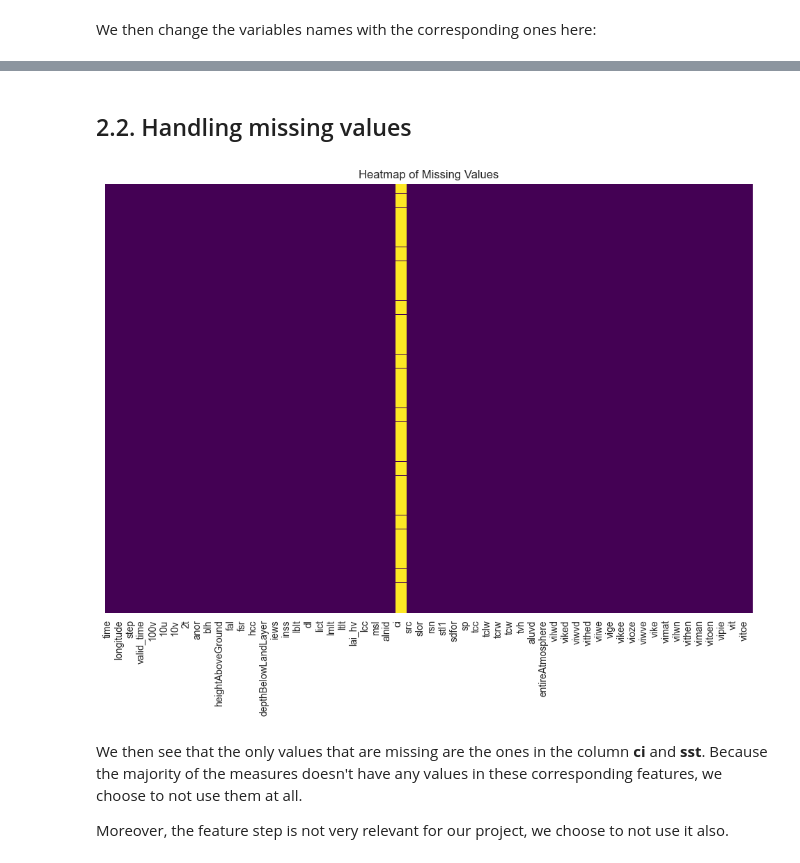
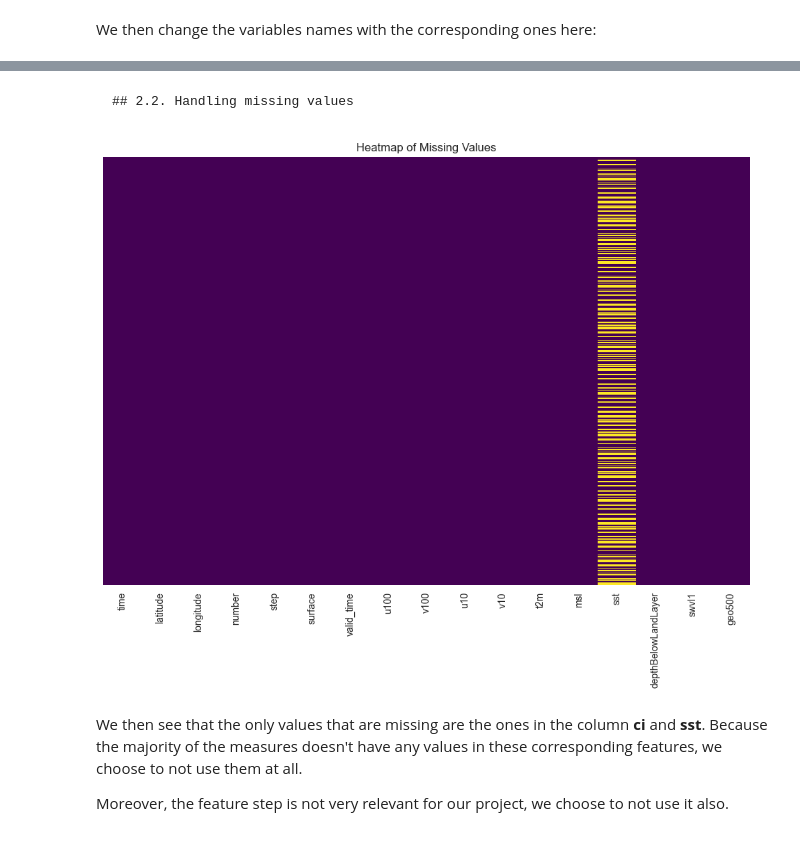
Before and after one commit to Thomas-rnd/Temperature-forecasting, a Jupyter notebook: features_selection/features_selection.ipynb, the cells around one changed output, grey strips where cells are left out. Saved outputs shown, nothing was run; the diff lists cells and outputs as text; code cells hidden in the pictures.

```diff
--- a/features_selection/features_selection.ipynb
+++ b/features_selection/features_selection.ipynb
@@ -53,0 +92,3 @@ df
+# %%
+df_geo = ds_geo.to_dataframe().reset_index().rename(columns={'z':'geo500'})[['time', 'latitude', 'longitude', 'geo500']]
+df_geo
@@ -53,0 +109,3 @@ df
+# %%
+df_full = pd.merge(df, df_geo, left_on=['time', 'latitude', 'longitude'], right_on=['time', 'latitude', 'longitude'])
+df_full
@@ -53,0 +126,5 @@ df
+# %%
+from datetime import datetime
+
+df["time_m"] = df.time.apply(lambda td:td.strftime("%Y-%m"))
+df
@@ -132,4 +250,5 @@ def correct_variable_names(df, tables_short_name_correction):
     df.columns = correct_colnames
     return df
 
-df = correct_variable_names(df, tables_short_name_correction)
+df_full = correct_variable_names(df_full, tables_short_name_correction)
+df_full
@@ -136,14 +290,14 @@ df = correct_variable_names(df, tables_short_name_correction)
 # %% [markdown]
-## 2.2. Handling missing values
+    ## 2.2. Handling missing values
 # %%
-missing_values = df.isnull()
+missing_values = df_full.isnull()
 
 plt.figure(figsize=(12, 8))  # Adjust the size as per your dataset
 sns.heatmap(missing_values, cbar=False, yticklabels=False, cmap='viridis')
 plt.title('Heatmap of Missing Values')
 plt.show()
 # %% [output]
-[figure, old version]
+[figure, new version]
 # %% [markdown]
 We then see that the only values that are missing are the ones in the column **ci** and **sst**. Because the majority of the measures doesn't have any values in these corresponding features, we choose to not use them at all.
 
```
Also changed, not shown: parts of 17 cells of this notebook, 5 other files.
